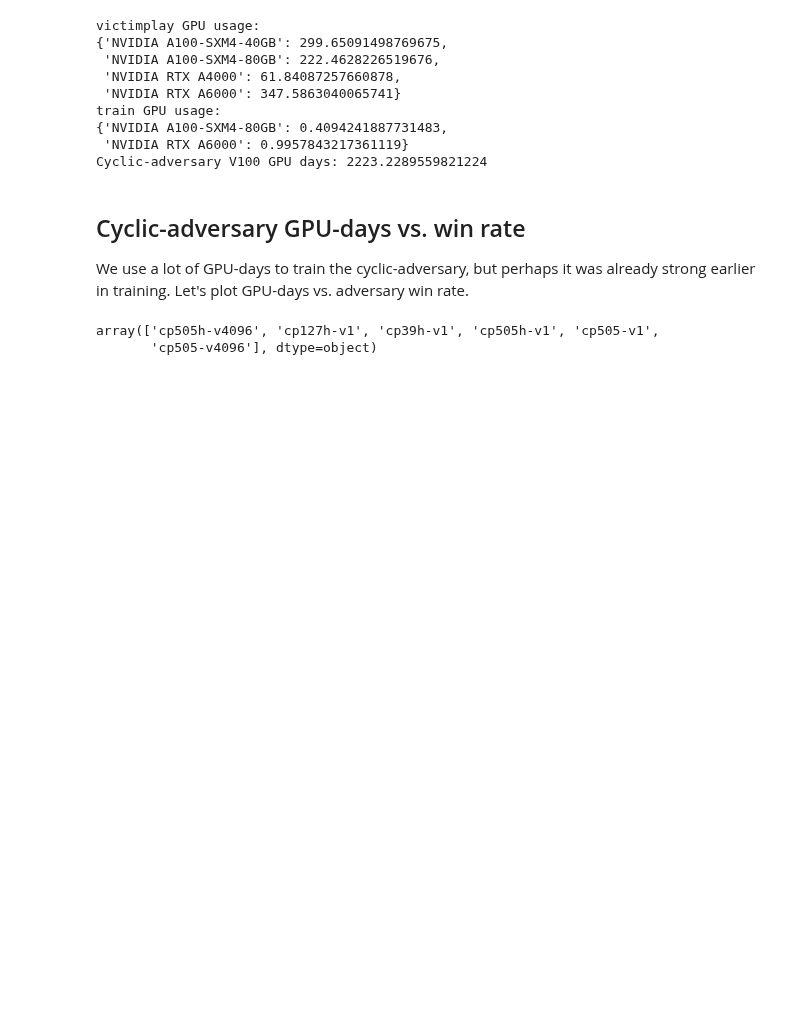
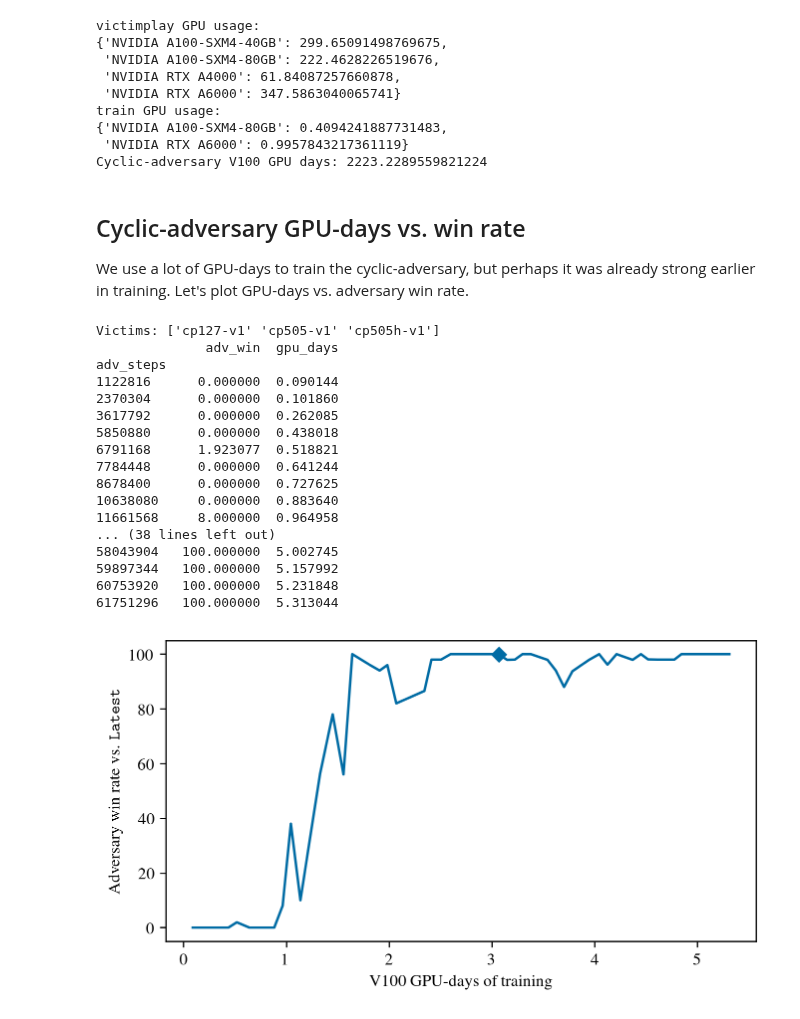
Before and after one commit to AlignmentResearch/KataGoVisualizer, a Jupyter notebook: notebooks/notebooks/paper/estimate-gpu-days-adv.ipynb, the cells around one changed output. Cells and saved outputs as stored; diff of their text form; code cells hidden in the pictures; blank space fills up the shorter version.

```diff
--- a/notebooks/notebooks/paper/estimate-gpu-days-adv.ipynb
+++ b/notebooks/notebooks/paper/estimate-gpu-days-adv.ipynb
@@ -369,12 +377,4 @@ Cyclic-adversary V100 GPU days: 2223.2289559821224
 
 We use a lot of GPU-days to train the cyclic-adversary, but perhaps it was already
 strong earlier in training. Let's plot GPU-days vs. adversary win rate.
-# %%
-df = utils.parse_sgfs(
-    ["/nas/ucb/k8/go-attack/match/ttseng-hard-adv-checkpoint-sweep-s545mil-20230117"]
-)
-df.victim_name.unique()
-# %% [output]
-array(['cp505h-v4096', 'cp127h-v1', 'cp39h-v1', 'cp505h-v1', 'cp505-v1',
-       'cp505-v4096'], dtype=object)
 # %%
@@ -389 +421,35 @@ for adv_steps in adv_steps_list:
+# %%
+df = utils.parse_sgfs(
+    [
+        "/nas/ucb/k8/go-attack/match/ttseng-unhardened-paper-eval-221130/training-checkpoint-sweep"
+    ]
+)
+print("Victims:", df.victim_name.unique())
+fig, ax = plot_win_rate_vs_gpu_days(
+    df,
+    PASS_ADV_TRAINING_PATH,
+    PASS_ADV_TRAINING_STEPS,
+    "cp505-v1",
+    r"$\texttt{Latest}$",
+)
+fig.savefig("win-rate-vs-gpu-days-s34mil.pgf", backend="pgf")
+# %% [output]
+Victims: ['cp127-v1' 'cp505-v1' 'cp505h-v1']
+              adv_win  gpu_days
+adv_steps
+1122816      0.000000  0.090144
+2370304      0.000000  0.101860
+3617792      0.000000  0.262085
+5850880      0.000000  0.438018
+6791168      1.923077  0.518821
+7784448      0.000000  0.641244
+8678400      0.000000  0.727625
+10638080     0.000000  0.883640
+11661568     8.000000  0.964958
+... (38 lines left out)
+58043904   100.000000  5.002745
+59897344   100.000000  5.157992
+60753920   100.000000  5.231848
+61751296   100.000000  5.313044
+[figure, added]
 # %%
```
Also changed, not shown: parts of 5 cells of this notebook.
